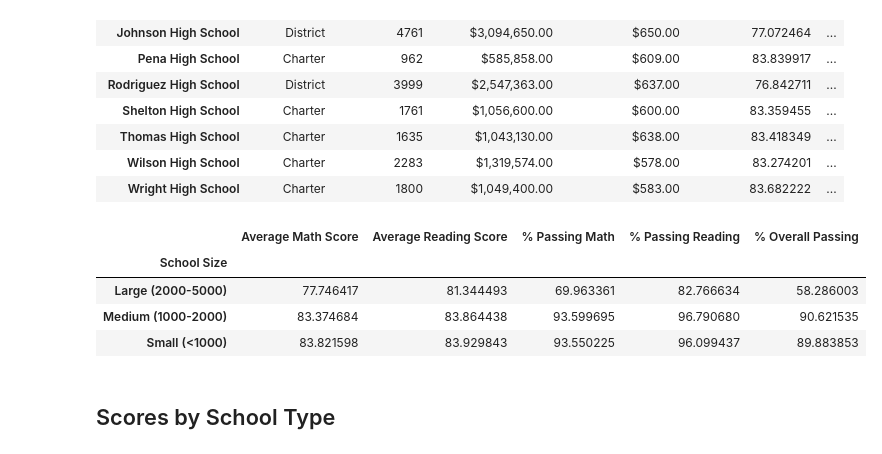
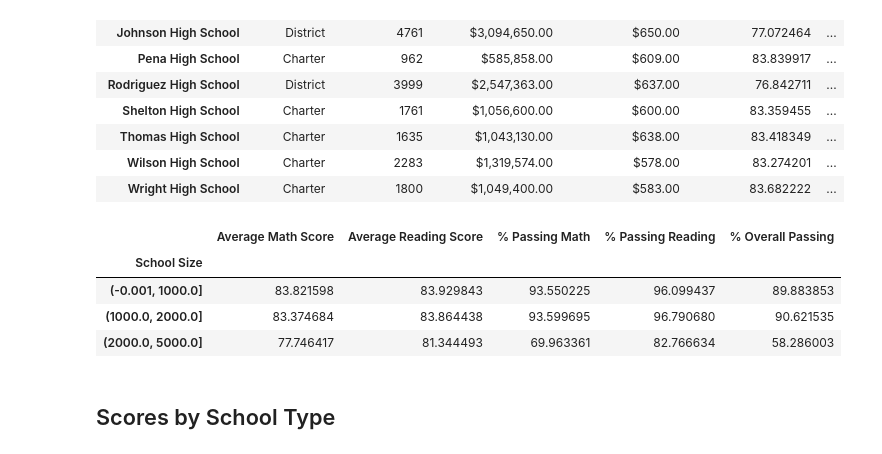
Before and after one commit to paola4280/Pandas-Challenge, a Jupyter notebook: PyCitySchools/PyCitySchools_starter.ipynb, the cells around one changed output. Saved outputs shown, nothing was run; the diff lists cells and outputs as text; code cells hidden in the pictures.

```diff
--- a/PyCitySchools/PyCitySchools_starter.ipynb
+++ b/PyCitySchools/PyCitySchools_starter.ipynb
@@ -155,4 +198,5 @@ per_school_reading =
 # %%
 # Calculate the number of students per school with math scores of 70 or higher from school_data_complete
-students_passing_math =
-school_students_passing_math =
+students_passing_math = school_data_complete[school_data_complete["math_score"] >= 70]
+school_students_passing_math = students_passing_math.groupby("school_name").size()
+school_students_passing_math
@@ -159,4 +221,5 @@ school_students_passing_math =
 # %%
 # Calculate the number of students per school with reading scores of 70 or higher from school_data_complete
-students_passing_reading =
-school_students_passing_reading =
+students_passing_reading = school_data_complete[school_data_complete["reading_score"] >= 70]
+school_students_passing_reading = students_passing_reading.groupby("school_name").size()
+school_students_passing_reading
@@ -172,15 +253,25 @@ per_school_passing_math = school_students_passing_math / per_school_counts * 100
 per_school_passing_reading = school_students_passing_reading / per_school_counts * 100
 overall_passing_rate = school_students_passing_math_and_reading / per_school_counts * 100
 # %%
-# Create a DataFrame called `per_school_summary` with columns for the calculations above.
-per_school_summary =
+# Create a DataFrame called `per_school_summary` with columns for the calculations above
+per_school_summary = pd.DataFrame({
+    "School Type": school_types,
+    "Total Students": per_school_counts,
+    "Total School Budget": per_school_budget,
+    "Per Student Budget": per_school_capita,
+    "Average Math Score": per_school_math,
+    "Average Reading Score": per_school_reading,
+    "% Passing Math": per_school_passing_math,
+    "% Passing Reading": per_school_passing_reading,
+    "% Overall Passing": overall_passing_rate
+})
 
-# Formatting
-per_school_summary["Total School Budget"] = per_school_summary["Total School Budget"].map("${:,.2f}".format)
-per_school_summary["Per Student Budget"] = per_school_summary["Per Student Budget"].map("${:,.2f}".format)
+# Formatting Total School Budget and Per Student Budget columns
+per_school_summary["Total School Budget"] = per_school_summary["Total School Budget"].apply(lambda x: "${:,.2f}".format(x))
+per_school_summary["Per Student Budget"] = per_school_summary["Per Student Budget"].apply(lambda x: "${:,.2f}".format(x))
 
 # Display the DataFrame
-per_school_summary
+per_school_summary.head()
 # %% [output]
 |  | School Type | Total Students | Total School Budget | Per Student Budget | Average Math Score | ... |
 | school_name |  |  |  |  |  | ... |
@@ -373,7 +468,8 @@ labels = ["Small (<1000)", "Medium (1000-2000)", "Large (2000-5000)"]
 school_size_df = per_school_summary.copy()
 # %%
 # Use `pd.cut` on the per_school_counts Series from earlier to categorize school size based on the bins.
-school_size_df["School Size"] =
+school_size_df["School Size"] =  pd.cut(school_size_df["Total Students"], size_bins,
+                                                      labels,include_lowest = True)
 
 # Convert School Size to a string
 school_size_df["School Size"] = school_size_df["School Size"].astype(str)
@@ -406,16 +502,22 @@ size_overall_passing = school_size_df.groupby(["School Size"])["% Overall Passin
 # %%
 # Create a DataFrame called `size_summary` that breaks down school performance based on school size (small, medium, or large).
 # Use the scores above to create a new DataFrame called `size_summary`
-size_summary =
+size_summary = pd.DataFrame({
+    "Average Math Score": size_math_scores,
+    "Average Reading Score": size_reading_scores,
+    "% Passing Math": size_passing_math,
+    "% Passing Reading": size_passing_reading,
+    "% Overall Passing": size_overall_passing
+})
 
 # Display results
 size_summary
 # %% [output]
 |  | Average Math Score | Average Reading Score | % Passing Math | % Passing Reading | % Overall Passing |
 | School Size |  |  |  |  |  |
-| Large (2000-5000) | 77.746417 | 81.344493 | 69.963361 | 82.766634 | 58.286003 |
-| Medium (1000-2000) | 83.374684 | 83.864438 | 93.599695 | 96.790680 | 90.621535 |
-| Small (<1000) | 83.821598 | 83.929843 | 93.550225 | 96.099437 | 89.883853 |
+| (-0.001, 1000.0] | 83.821598 | 83.929843 | 93.550225 | 96.099437 | 89.883853 |
+| (1000.0, 2000.0] | 83.374684 | 83.864438 | 93.599695 | 96.790680 | 90.621535 |
+| (2000.0, 5000.0] | 77.746417 | 81.344493 | 69.963361 | 82.766634 | 58.286003 |
 # %% [markdown]
 ## Scores by School Type
 # %%
```
Also changed, not shown: parts of 15 cells of this notebook.
